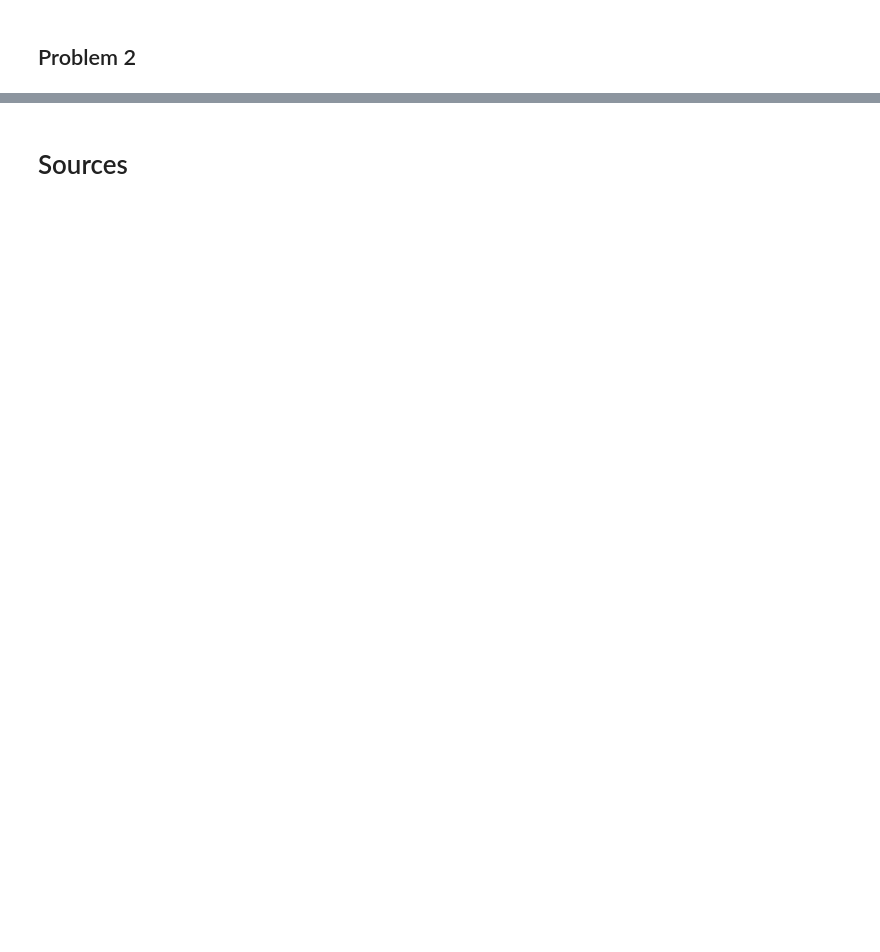
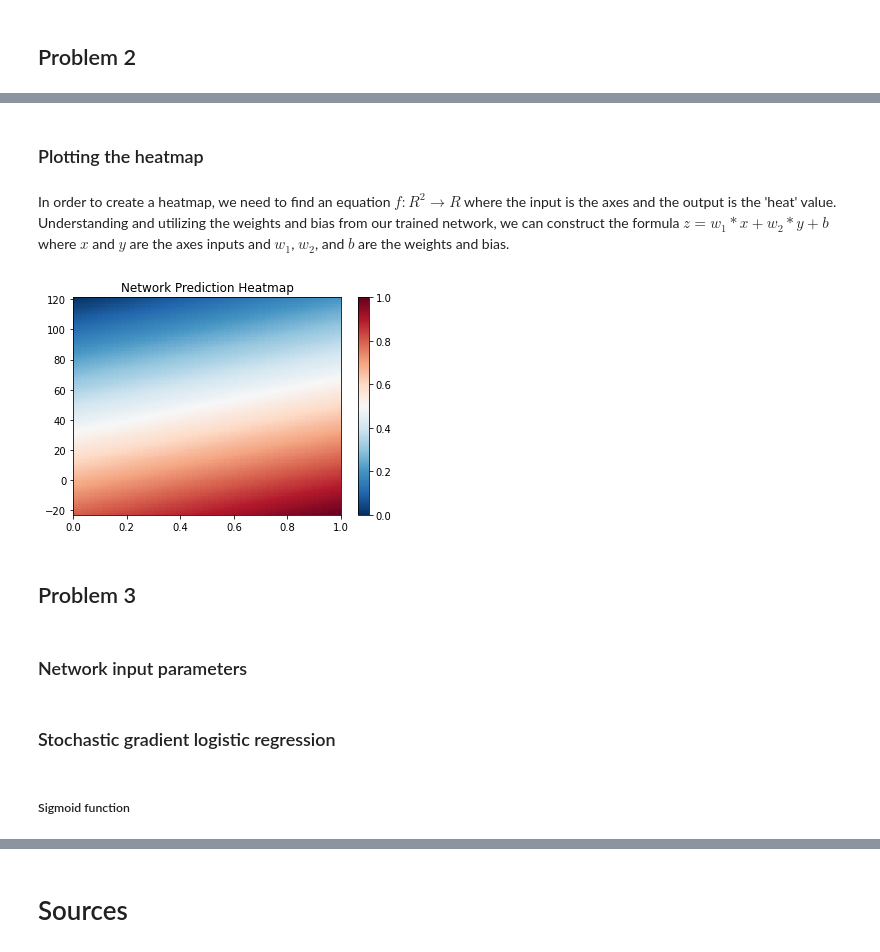
Before and after one commit to nabakin/machine-learning-course, a Jupyter notebook: HW_3/HW_3.ipynb, the cells around one changed output, grey strips where cells are left out. Drawn from its saved outputs; the diff is of its cells as text; code cells hidden in the pictures; blank space fills up the shorter version.

```diff
--- a/HW_3/HW_3.ipynb
+++ b/HW_3/HW_3.ipynb
@@ -109,0 +179,39 @@ plt.legend()
+# %% [markdown]
+### Plotting the heatmap
+# %% [markdown]
+In order to create a heatmap, we need to find an equation $f : R^2 \rightarrow R$ where the input is the axes and the output is the 'heat' value. Understanding and utilizing the weights and bias from our trained network, we can construct the formula $z = w_1*x+w_2*y+b$ where $x$ and $y$ are the axes inputs and $w_1$, $w_2$, and $b$ are the weights and bias.
+# %%
+# Creates a heatmap of a network with
+# a given input of its weights and bias.
+def plot_heatmap(ylim, b_1, w_1, w_2):
+    # Define the boundaries of the heatmap.
+    y, x = np.meshgrid(np.linspace(ylim[0], ylim[1], 100), np.linspace(0, 1, 100))
+
+    # Define our z function, the heatmap color.
+    z = w_1 * x + w_2 * y + b_1
+
+    # Normalize z to a [0,1] interval.
+    z_min, z_max = z.min(), z.max()
+    z_range = abs(z_max) + abs(z_min)
+    z = (z + abs(z_min)) / z_range
+
+    # Define a subplot for a colorbar.
+    fig, ax = plt.subplots()
+
+    # Define the color mapping for the heatmap.
+    c = ax.pcolormesh(x, y, z, cmap='RdBu_r', vmin=0, vmax=1)
+    ax.axis([x.min(), x.max(), y.min(), y.max()])
+    fig.colorbar(c, ax=ax)
+
+    # Configure the plot.
+    plt.title('Network Prediction Heatmap')
+    plt.show()
+
+# Plot the heatmap of the trained keras network.
+plot_heatmap(plt_pred_ylim, b_1, w_1, w_2)
+# %% [output]
+[figure, added]
+# %% [markdown]
+## Problem 3
+# %% [markdown]
+### Network input parameters
@@ -109,0 +222,4 @@ plt.legend()
+# %% [markdown]
+### Stochastic gradient logistic regression
+# %% [markdown]
+##### Sigmoid function
```
Also changed, not shown: parts of 35 cells of this notebook.
